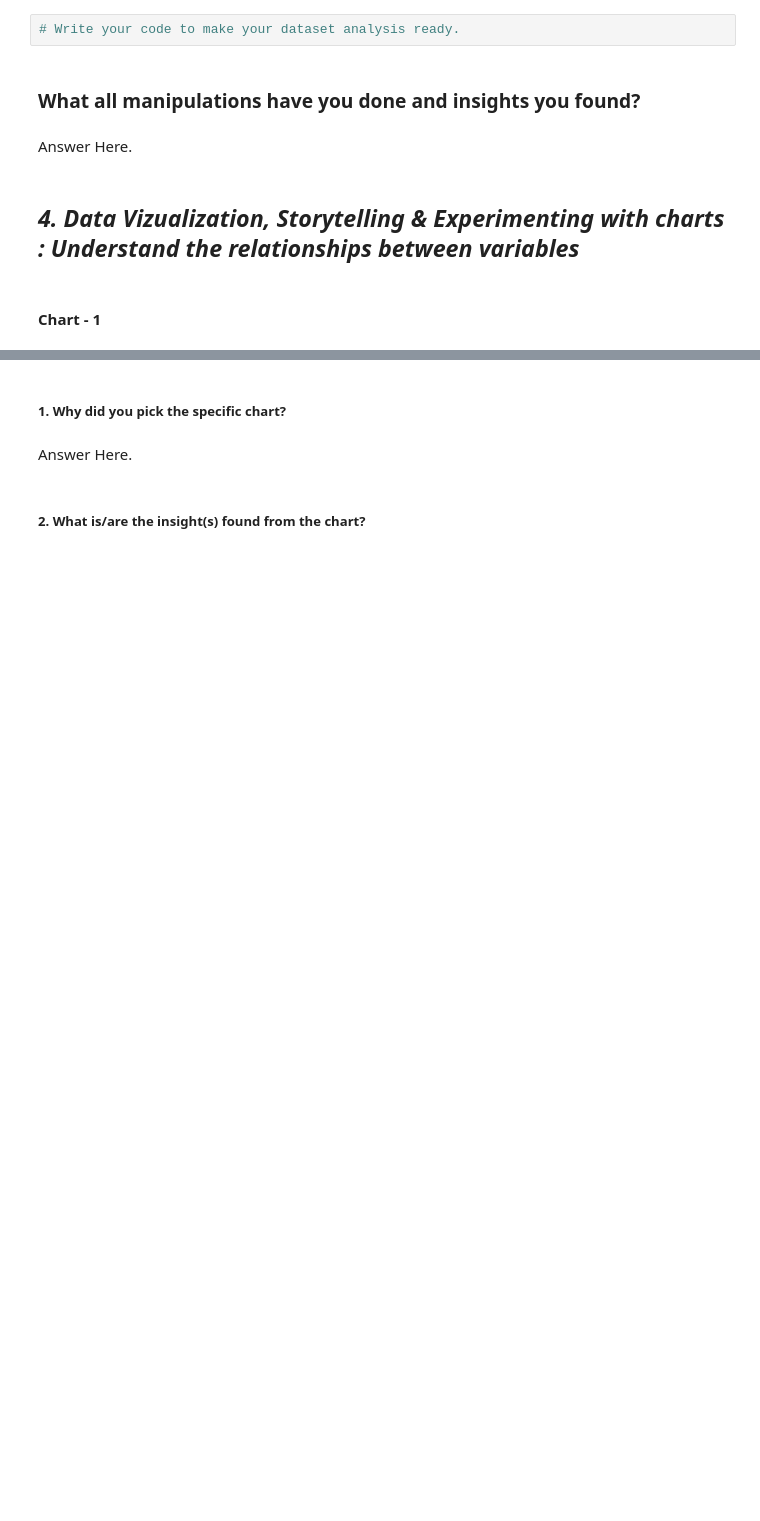
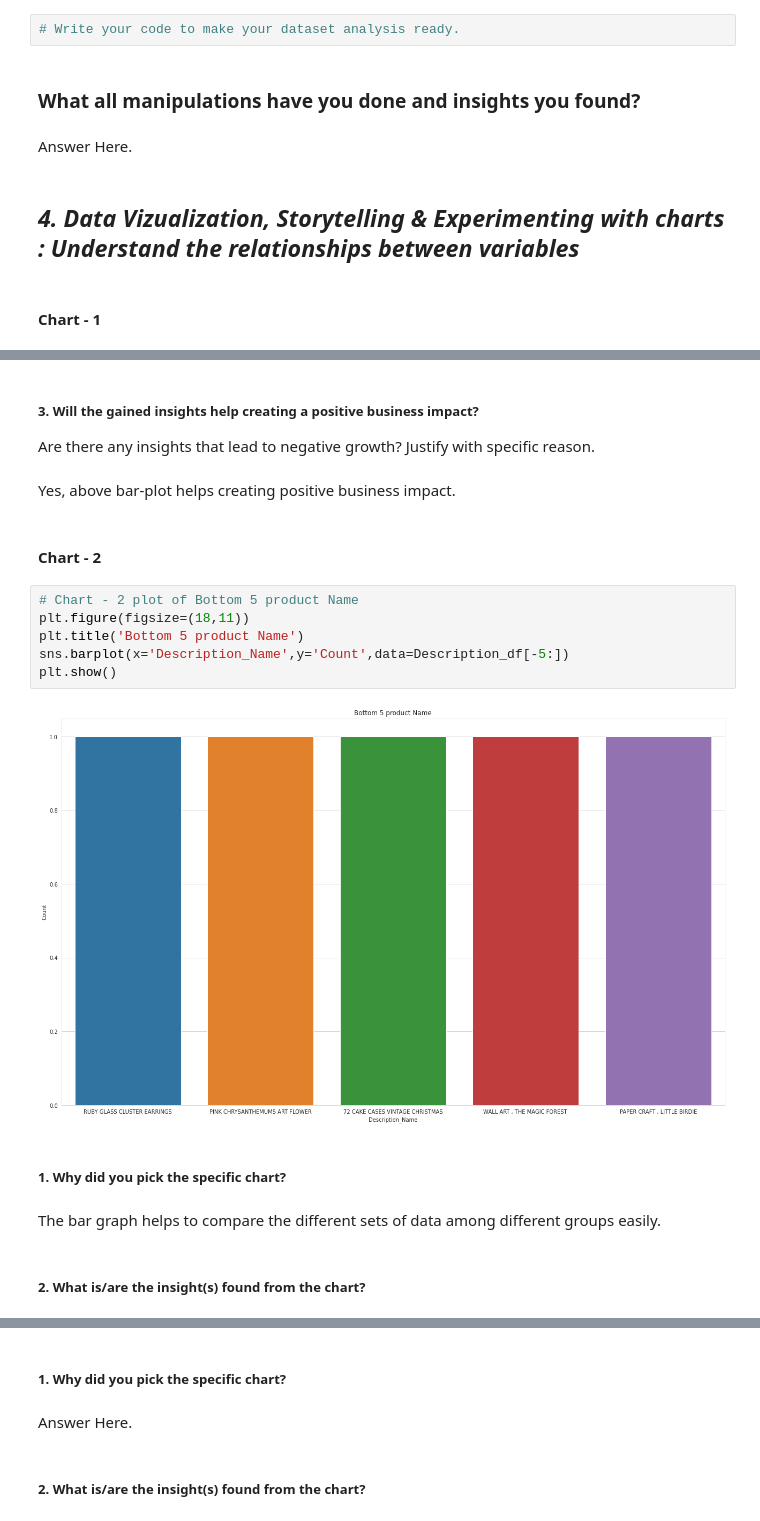
Before and after one commit to sakshantG/Online_Retail_Customer_Segmentation, a Jupyter notebook: Online_Retail_Customer_Segmentation.ipynb, the cells around one changed output, grey strips where cells are left out. Saved outputs shown, nothing was run; the diff lists cells and outputs as text; blank space fills up the shorter version.

```diff
--- a/Online_Retail_Customer_Segmentation.ipynb
+++ b/Online_Retail_Customer_Segmentation.ipynb
@@ -338,0 +329,21 @@ Answer Here.
+# %% [markdown]
+##### 3. Will the gained insights help creating a positive business impact?
+Are there any insights that lead to negative growth? Justify with specific reason.
+# %% [markdown]
+Yes, above bar-plot helps creating positive business impact.
+# %% [markdown]
+#### Chart - 2
+# %%
+# Chart - 2 plot of Bottom 5 product Name
+plt.figure(figsize=(18,11))
+plt.title('Bottom 5 product Name')
+sns.barplot(x='Description_Name',y='Count',data=Description_df[-5:])
+plt.show()
+# %% [output]
+[figure, added]
+# %% [markdown]
+##### 1. Why did you pick the specific chart?
+# %% [markdown]
+The bar graph helps to compare the different sets of data among different groups easily.
+# %% [markdown]
+##### 2. What is/are the insight(s) found from the chart?
```
Also changed, not shown: parts of 78 cells of this notebook.
